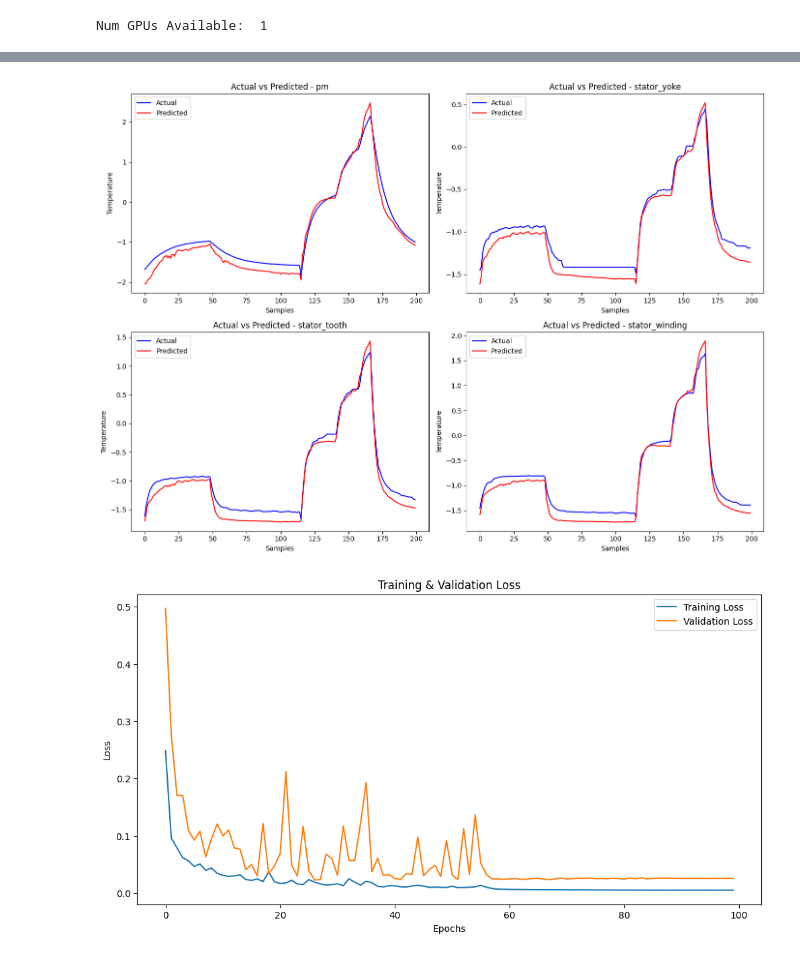
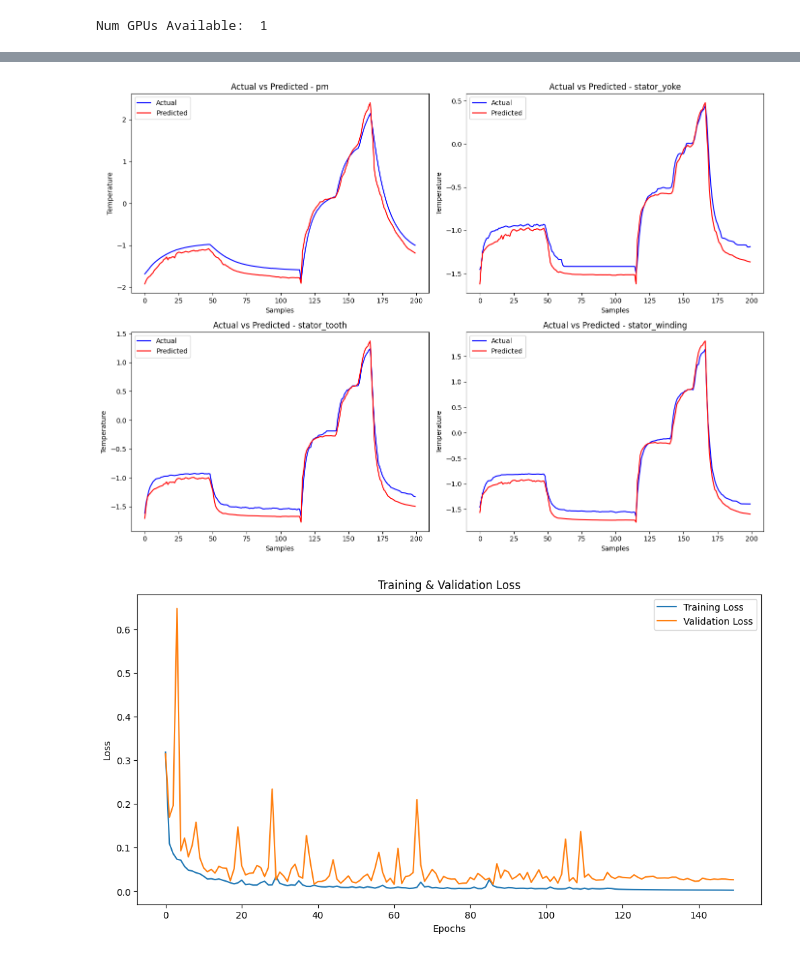
Before and after one commit to yugendran0705/Main-Project-2025, a Jupyter notebook: base_preprocessed_Transformer.ipynb, the cells around one changed output, grey strips where cells are left out. Drawn from its saved outputs; the diff is of its cells as text; code cells hidden in the pictures.

Commit message:
Implemented Skip connections

```diff
--- a/base_preprocessed_Transformer.ipynb
+++ b/base_preprocessed_Transformer.ipynb
@@ -276,33 +266,34 @@ from tensorflow.keras.models import Model
 from tensorflow.keras.regularizers import l2
 
 def tft_block(inputs, block_id, num_heads=4, d_model=128, dropout_rate=0.2, l2_reg=1e-4):
-    x = MultiHeadAttention(num_heads=num_heads, key_dim=d_model, name=f"attention_layer_{block_id}")(inputs, inputs)
-    x = Dropout(dropout_rate, name=f"dropout_1_{block_id}")(x)
-    x = LayerNormalization(epsilon=1e-6, name=f"layernorm_1_{block_id}")(x)
-
-    x = LSTM(units=128, return_sequences=True, name=f"lstm_{block_id}", kernel_regularizer=l2(l2_reg))(x)
-    x = Dropout(dropout_rate, name=f"dropout_2_{block_id}")(x)
-    x = LayerNormalization(epsilon=1e-6, name=f"layernorm_2_{block_id}")(x)
-
+    # Attention part
+    attn_out = MultiHeadAttention(num_heads=num_heads, key_dim=d_model, name=f"attention_layer_{block_id}")(inputs, inputs)
+    attn_out = Dropout(dropout_rate, name=f"dropout_1_{block_id}")(attn_out)
+    attn_out = LayerNormalization(epsilon=1e-6, name=f"layernorm_1_{block_id}")(attn_out)
+    # LSTM part
+    lstm_out = LSTM(units=128, return_sequences=True, name=f"lstm_{block_id}", kernel_regularizer=l2(l2_reg))(attn_out)
+    lstm_out = Dropout(dropout_rate, name=f"dropout_2_{block_id}")(lstm_out)
+    lstm_out = LayerNormalization(epsilon=1e-6, name=f"layernorm_2_{block_id}")(lstm_out)
+    # Make sure attn_out and lstm_out have the same shape before adding them
+    if attn_out.shape[-1] != lstm_out.shape[-1]:
+        # Project attn_out to match lstm_out's shape
+        attn_out = Dense(lstm_out.shape[-1], activation=None, kernel_regularizer=l2(l2_reg))(attn_out)
+    # Now add them (skip connection)
+    x = attn_out + lstm_out
     return x
-
 def build_tft(seq_len, num_features, num_heads=4, d_model=128, dropout_rate=0.2, l2_reg=1e-4):
     inputs = Input(shape=(seq_len, num_features), name="inputs")
-
     x = tft_block(inputs, block_id=1, num_heads=num_heads, d_model=d_model, dropout_rate=dropout_rate, l2_reg=l2_reg)
     x = tft_block(x, block_id=2, num_heads=num_heads, d_model=d_model, dropout_rate=dropout_rate, l2_reg=l2_reg)
-
     x = TimeDistributed(Dense(64, activation='relu', kernel_regularizer=l2(l2_reg)), name="td_dense_1")(x)
     x = Dropout(dropout_rate, name="dropout_dense")(x)
     x = TimeDistributed(Dense(4, kernel_regularizer=l2(l2_reg)), name="td_dense_2")(x)
-
     outputs = GlobalAveragePooling1D(name="global_avg_pooling")(x)
-
     model = Model(inputs=inputs, outputs=outputs, name="TFT_Model")
     model.compile(
         optimizer='adam',
         loss='mse',
-        metrics=['mae']
+        metrics=['mse']
     )
     return model
 # %%
@@ -329,11 +320,11 @@ tft_model = build_tft(seq_len, num_features)
 tft_model.summary()
 
 # Path to save the best model
-checkpoint_path = "best_tft_model.h5"
+checkpoint_path = "best_tft_model.keras"
 
 # Define callbacks
 callbacks = [
-    ReduceLROnPlateau(monitor='val_loss', factor=0.01, patience=30, verbose=1),
+    ReduceLROnPlateau(monitor='val_loss', factor=0.08, patience=30, verbose=1),
     ModelCheckpoint(
         filepath=checkpoint_path,
         monitor='val_loss',
@@ -351,7 +342,7 @@ train_dataset = train_dataset.shuffle(1024).batch(128).prefetch(tf.data.AUTOTUNE
 history = tft_model.fit(
     X_train, y_train,
     validation_data=(X_val, y_val),
-    epochs=100,
+    epochs=150,
     batch_size=32,
     callbacks=callbacks
 )
@@ -395,7 +393,7 @@ Epoch 2: val_loss improved from 0.49720 to 0.27565, saving model to best_tft_mod
 # %%
 # Evaluate the model
-test_loss, test_mae = tft_model.evaluate(X_test, y_test)
-print(f"Test Loss: {test_loss:.4f}, Test MAE: {test_mae:.4f}")
+test_loss, test_mse = tft_model.evaluate(X_test, y_test)
+print(f"Test Loss: {test_loss:.4f}, Test MSE: {test_mse:.4f}")
 
 # Predict
 y_pred = tft_model.predict(X_test)
@@ -442,5 +440,5 @@ Test Loss: 0.0512, Test MAE: 0.1666
-[figure, old version]
+[figure, new version]
-[figure, old version]
+[figure, new version]
 # %%
 from tensorflow.keras.utils import plot_model
 
```
Also changed, not shown: parts of 8 cells of this notebook, 4 other files.
